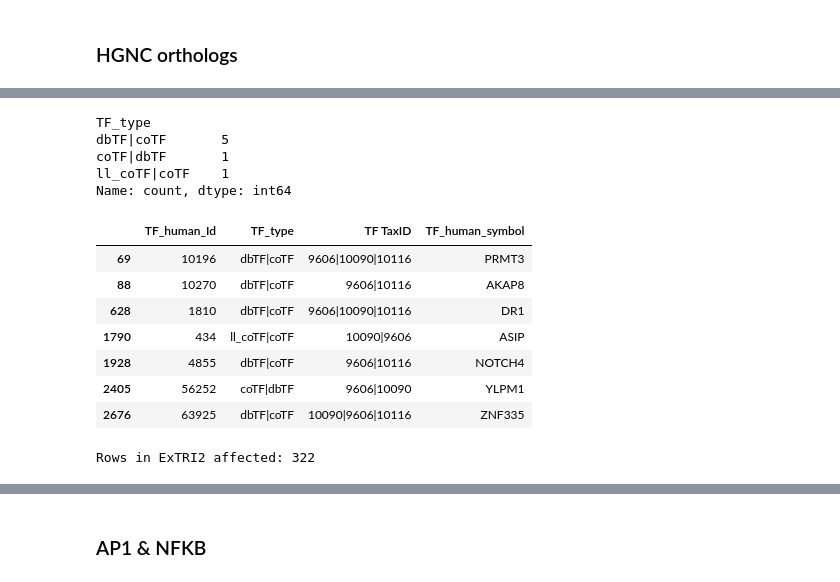
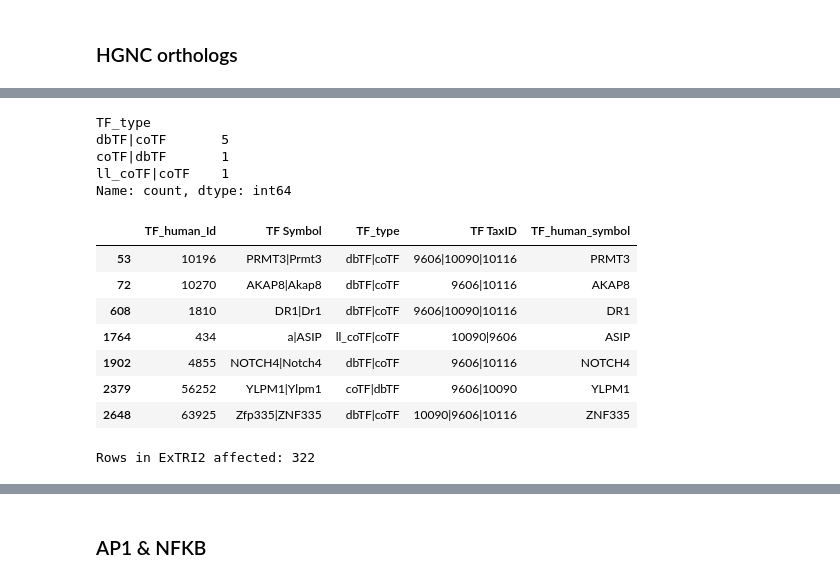
Before and after one commit to Rbbt-Workflows/ExTRI2, a Jupyter notebook: scripts/postprocessing/postprocessing_checkings.ipynb, the cells around one changed output, grey strips where cells are left out. Cells and saved outputs as stored; diff of their text form; code cells hidden in the pictures.

Commit message:
Updated orthologs tables

```diff
--- a/scripts/postprocessing/postprocessing_checkings.ipynb
+++ b/scripts/postprocessing/postprocessing_checkings.ipynb
@@ -96,0 +90,3 @@ For mapping Ensembl to NCBI:
+# %%
+ExTRI2_df = final_TRI_df.copy()
+orthologs_df[:2]
@@ -97,30 +261,31 @@ For mapping Ensembl to NCBI:
 # %%
 ## CHECK THE DISTRUBTION OF TF TYPES PER HUMAN MAPPING
 # Check whether any TF_human_symbol has multiple TF types from different rodent orthologs
 agg_funcs = {
+    'TF Symbol': lambda x: '|'.join(x.unique()),
     'TF_type': lambda x: '|'.join(x.unique()),
     'TF TaxID': lambda x: '|'.join(x.unique()),
     'TF_human_symbol': lambda x: '|'.join(x.unique()),
 }
 
-final_TRI_grouped = final_TRI_df.groupby('TF_human_Id', as_index=False).agg(agg_funcs)
-m = final_TRI_grouped['TF_human_Id'].str.contains(';') | final_TRI_grouped['TF_type'].isin(['coTF', 'dbTF', 'll_coTF']) | (final_TRI_grouped['TF_human_Id'] == '-')
+final_TRI_grouped = ExTRI2_df.groupby('TF_human_Id', as_index=False).agg(agg_funcs)
+m = final_TRI_grouped['TF_human_Id'].str.contains(';') | final_TRI_grouped['TF_type'].isin(['coTF', 'dbTF', 'll_coTF']) | (final_TRI_grouped['TF_human_Id'] == 'None')
 display(final_TRI_grouped[~m][['TF_type']].value_counts())
 display(final_TRI_grouped[~m])
-print(f"Rows in ExTRI2 affected: {final_TRI_df['TF_human_Id'].isin(final_TRI_grouped[~m]['TF_human_Id']).sum()}")
-# TODO - Clashes in a few sentences.
+print(f"Rows in ExTRI2 affected: {ExTRI2_df['TF_human_Id'].isin(final_TRI_grouped[~m]['TF_human_Id']).sum()}")
+# TODO - Clashes in a few sentences. Decide with Astrid how to solve this problem
 # %% [output]
 TF_type
 dbTF|coTF       5
 coTF|dbTF       1
 ll_coTF|coTF    1
 Name: count, dtype: int64
-|  | TF_human_Id | TF_type | TF TaxID | TF_human_symbol |
-| 69 | 10196 | dbTF|coTF | 9606|10090|10116 | PRMT3 |
-| 88 | 10270 | dbTF|coTF | 9606|10116 | AKAP8 |
-| 628 | 1810 | dbTF|coTF | 9606|10090|10116 | DR1 |
-| 1790 | 434 | ll_coTF|coTF | 10090|9606 | ASIP |
-| 1928 | 4855 | dbTF|coTF | 9606|10116 | NOTCH4 |
-| 2405 | 56252 | coTF|dbTF | 9606|10090 | YLPM1 |
-| 2676 | 63925 | dbTF|coTF | 10090|9606|10116 | ZNF335 |
+|  | TF_human_Id | TF Symbol | TF_type | TF TaxID | TF_human_symbol |
+| 53 | 10196 | PRMT3|Prmt3 | dbTF|coTF | 9606|10090|10116 | PRMT3 |
+| 72 | 10270 | AKAP8|Akap8 | dbTF|coTF | 9606|10116 | AKAP8 |
+| 608 | 1810 | DR1|Dr1 | dbTF|coTF | 9606|10090|10116 | DR1 |
+| 1764 | 434 | a|ASIP | ll_coTF|coTF | 10090|9606 | ASIP |
+| 1902 | 4855 | NOTCH4|Notch4 | dbTF|coTF | 9606|10116 | NOTCH4 |
+| 2379 | 56252 | YLPM1|Ylpm1 | coTF|dbTF | 9606|10090 | YLPM1 |
+| 2648 | 63925 | Zfp335|ZNF335 | dbTF|coTF | 10090|9606|10116 | ZNF335 |
 Rows in ExTRI2 affected: 322
```
Also changed, not shown: parts of 10 cells of this notebook, 2 other files.
